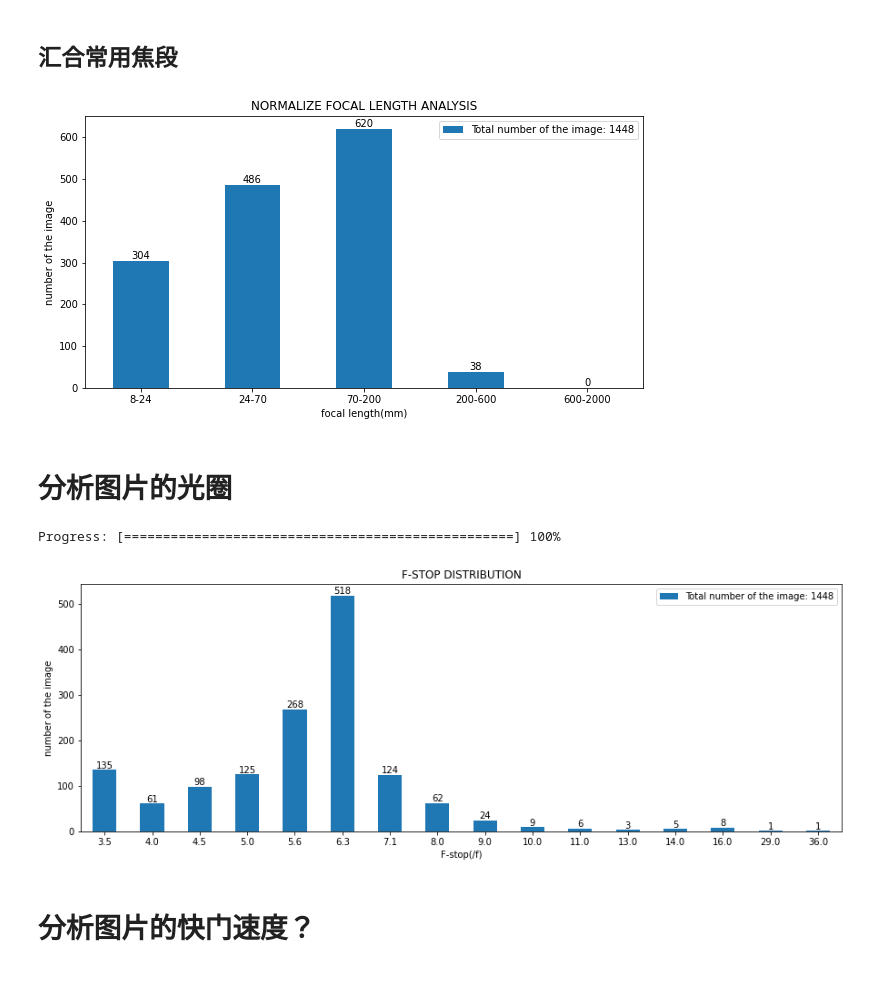
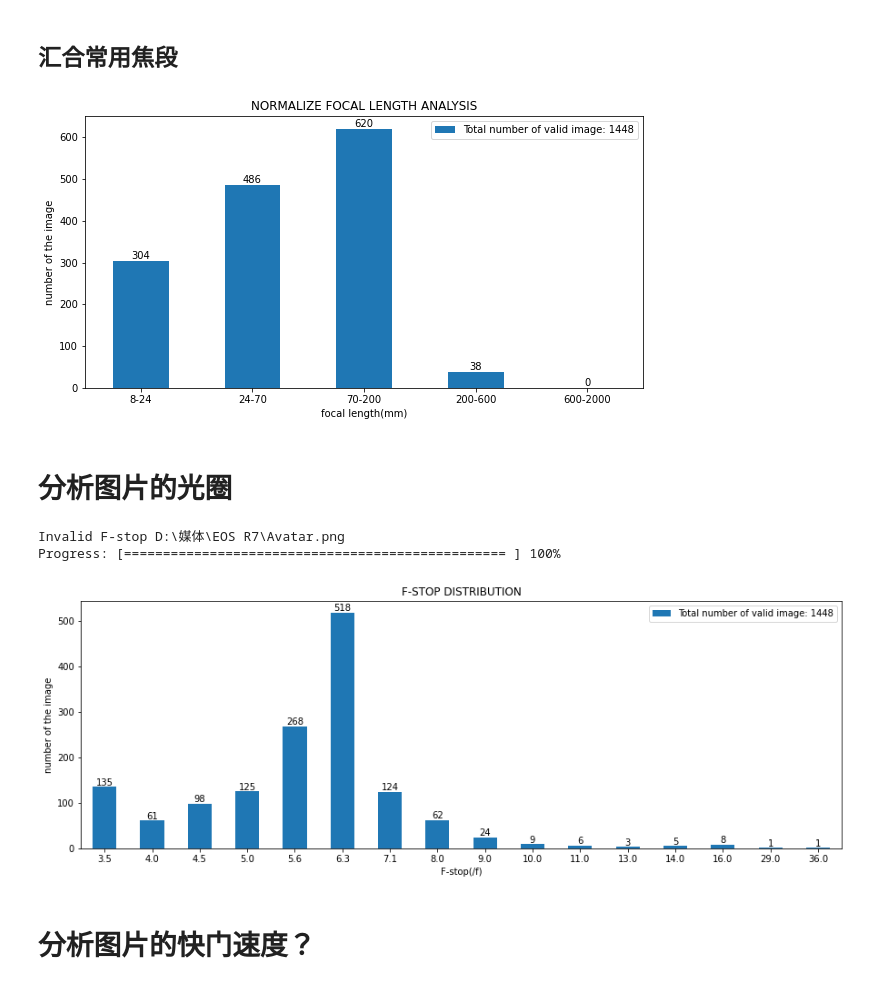
Before and after one commit to Lizhenghe-Chen/Camera-Parameter-Statistics, a Jupyter notebook: Camera parameter analysis.ipynb, the cells around one changed output. Saved outputs shown, nothing was run; the diff lists cells and outputs as text; code cells hidden in the pictures.

```diff
--- a/Camera parameter analysis.ipynb
+++ b/Camera parameter analysis.ipynb
@@ -22,10 +22,10 @@ jpg_path_list = []
 TOTAL_SIZE = 0
 for root, dirs, files in os.walk(file_path):
     for file in files:
-        if file.endswith(file_type_A):
+        if file.endswith(file_type_A) or file.endswith(file_type_a):
             jpg_path_list.append(os.path.join(root, file))
 # print the size of the list
 TOTAL_SIZE = len(jpg_path_list)
 print("The number of the image file is: ", TOTAL_SIZE)
-print(jpg_path_list[ 0: 5])
+print(jpg_path_list[0:5])
 # %% [output]
@@ -155,9 +176,14 @@ focal_length_dict = {
 
 def count_focal_length(df, dict):
     progress = 0
+    invalid_count = 0
     # get all
     for index, row in df.iterrows():
         focal_length = row["focal_length(mm)"]
+        if focal_length is None:
+            invalid_count += 1
+            print("Invalid focal length", index)
+            continue
         if focal_length < 15:
             dict["8-15 "] += 1
         elif focal_length < 25:
@@ -190,8 +216,10 @@ def count_focal_length(df, dict):
             dict["1600-2000"] += 1
         progress += 1
         print_progress(progress, len(df))
+    return invalid_count
 
 
-count_focal_length(images_df, focal_length_dict)
+invalid_count = count_focal_length(images_df, focal_length_dict)
+print("Invalid focal length count: ", invalid_count)
 focal_length_dict
 # %% [output]
@@ -265,20 +294,26 @@ focal_length_series_custom.plot(
 for x, y in enumerate(focal_length_series_custom):
     plt.text(x, y, "%s" % y, ha="center", va="bottom")
 plt.xticks(rotation=0)
-plt.legend(["Total number of the image: " + str(TOTAL_SIZE)])
+plt.legend(["Total number of valid image: " +  str(TOTAL_SIZE- invalid_count)])
 plt.xlabel("focal length(mm)")
 plt.ylabel("number of the image")
 plt.show(block=False)
 # %% [output]
-[figure, old version]
+[figure, new version]
 # %% [markdown]
 # 分析图片的光圈
 # %%
-#统计光圈值，遍历images_df,获取每张图片的光圈值,如果光圈值不在字典中，则将其添加到字典中
+# 统计光圈值，遍历images_df,获取每张图片的光圈值,如果光圈值不在字典中，则将其添加到字典中
 F_stop_dict = {}
+
 def count_F_stop(df, dict):
     progress = 0
+    invalid_count = 0
     for index, row in df.iterrows():
+        if row["F_stop(/f)"] is None:
+            print("Invalid F-stop", index)
+            invalid_count += 1
+            continue
         F_stop = row["F_stop(/f)"]
         if F_stop not in dict:
             dict[F_stop] = 1
@@ -286,28 +321,30 @@ def count_F_stop(df, dict):
             dict[F_stop] += 1
         progress += 1
         print_progress(progress, len(df))
-    return dict
+    return dict, invalid_count
 
-count_F_stop(images_df, F_stop_dict)
-#根据F_stop_dict 的键排序，以便于后续画图
+
+invalid_count= count_F_stop(images_df, F_stop_dict)[1]
+# 根据F_stop_dict 的键排序，以便于后续画图
 F_stop_dict = dict(sorted(F_stop_dict.items()))
 # %% [output]
-Progress: [==================================================] 100%
+Invalid F-stop D:\媒体\EOS R7\Avatar.png
+Progress: [================================================= ] 100%
 # %%
 #以柱状图的形式展示光圈值字典，plot标题为照片总数，y轴为光圈值，x轴为照片数量，并在每个柱状图上显示照片数量
 plt.figure(figsize=(15, 5))
 F_stop_series = pd.Series(F_stop_dict)
 F_stop_series.plot(kind="bar", title=str.upper("F-stop distribution")
 )
 for x, y in enumerate(F_stop_series):
     plt.text(x, y, "%s" % y, ha="center", va="bottom")
 plt.xlabel("F-stop(/f)")
 plt.ylabel("number of the image")
-plt.legend(["Total number of the image: " + str(TOTAL_SIZE)])
+plt.legend(["Total number of valid image: " + str(TOTAL_SIZE- invalid_count)])
 plt.xticks(rotation=0)
 plt.show(block=False)
 # %% [output]
-[figure, old version]
+[figure, new version]
 # %% [markdown]
 # 分析图片的快门速度？
 # %%
```
Also changed, not shown: parts of 7 cells of this notebook, 1 other file.
